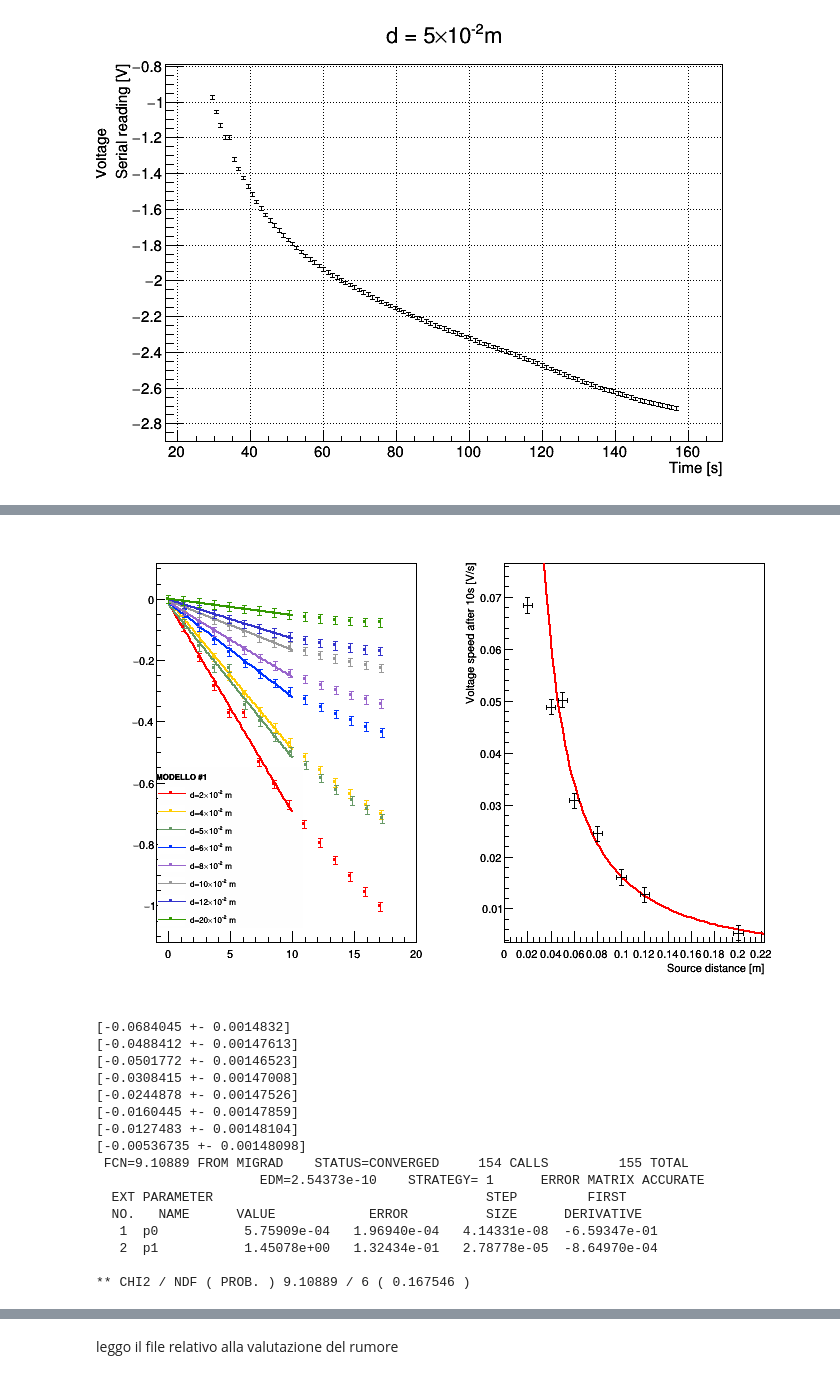
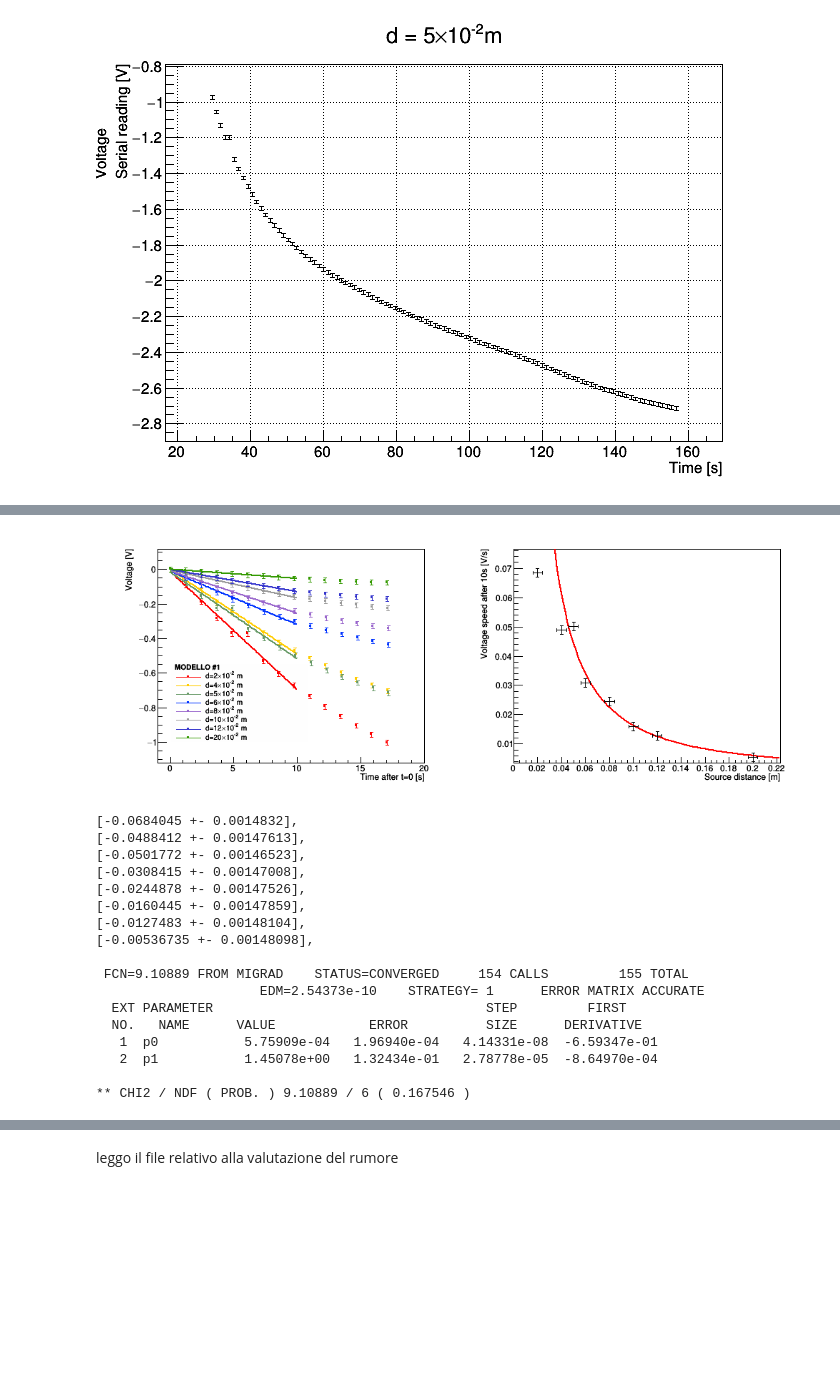
Before and after one commit to mattiasotgia/Lab2, a Jupyter notebook: esperienza_4__irraggiamento_lampadina/analisi_dati/2021_12_21_data_analysis_LAB_R2.ipynb, the cells around one changed output, grey strips where cells are left out. Cells and saved outputs as stored; diff of their text form; code cells hidden in the pictures; blank space fills up the shorter version.

```diff
--- a/esperienza_4__irraggiamento_lampadina/analisi_dati/2021_12_21_data_analysis_LAB_R2.ipynb
+++ b/esperienza_4__irraggiamento_lampadina/analisi_dati/2021_12_21_data_analysis_LAB_R2.ipynb
@@ -177,5 +167,5 @@ c3->Draw();
 # %%
-TCanvas *c4 = new TCanvas();
+TCanvas *c4 = new TCanvas("","",1000,400);
 graphset::setcanvas(c4, 2,1);
 double d[8] = {0.02, 0.04, 0.05, 0.06, 0.08, 0.1, 0.12, 0.2};
 double dVdt[8];
@@ -187,7 +177,7 @@ Color_t mk[8] = {kRed, kOrange, kGreen-5, kAzure, kViolet-8, kGray+1, kBlue-3, k
 c4->cd(1);
 graphset::setcanvas(c4->cd(1));
 
-TLegend *l = new TLegend(0.15, 0.15, 0.6, 0.5);
+TLegend *l = new TLegend(0.2, 0.2, 0.6, 0.5);
 l->SetHeader("#bf{MODELLO #1}");
 l->SetBorderSize(0);
 l->SetFillColorAlpha(kWhite, 0);
@@ -222,49 +212,52 @@ for(int k = 0; k<8; k++){
     //logs::print_mmsg(("processing graph" + all_data_table[k]).c_str());
 
     g1->Draw((k==0)? "ap":"p");
+    g1->SetTitle("; Time after t=0 [s]; Voltage [V]");
     g1->Fit(("mod1_"+ dist).c_str(), "Q", "", 0, 10);
     l->AddEntry(("g1_"+ dist).c_str(), ("d=" + dist + "#times10^{-2} m").c_str());
     g1->GetXaxis()->SetLimits(-1, 20);
 
-    std::cout << "[" << mod1->GetParameter(0) << " +- " << mod1->GetParError(0) << "]" << std::endl;
+    std::cout << "[" << mod1->GetParameter(0) << " +- " << mod1->GetParError(0) << "]," << std::endl;
 
     //logs::print_stat(mod1);
     dVdt[k] = mod1->GetParameter(0);
     err_dVdt[k] = mod1->GetParError(0);
 }
 l->Draw();
+std::cout << std::endl;
 
 c4->cd(2);
 graphset::setcanvas(c4->cd(2));
 TGraphErrors *plot = new TGraphErrors();
 for(int j=0; j<8; j++){
     // if(j==2) continue;
     plot->SetPoint(j, d[j], abs(dVdt[j]));
     plot->SetPointError(j, 0.004, err_dVdt[j]); // Stima dell'errore sulla distanza ad 1e-2 m
 }
 plot->Draw("ap");
 plot->SetTitle(";Source distance [m];Voltage speed after 10s [V/s]");
 //graphset::set_TGraphAxis(plot, "Voltage speed after 10s [V/s]", 1, "Source distance [m]");
 
 TF1 *fit_mod1 = new TF1("fit_mod1", "[0]/pow(x, [1])");
 fit_mod1->SetParameter(0, 0.1);
 fit_mod1->SetParameter(1,2);
 
 plot->Fit("fit_mod1");
 
 logs::print_stat(fit_mod1);
 
 c4->Draw();
 # %% [output]
-[figure, old version]
+[figure, new version]
-[-0.0684045 +- 0.0014832]
-[-0.0488412 +- 0.00147613]
-[-0.0501772 +- 0.00146523]
-[-0.0308415 +- 0.00147008]
-[-0.0244878 +- 0.00147526]
-[-0.0160445 +- 0.00147859]
-[-0.0127483 +- 0.00148104]
-[-0.00536735 +- 0.00148098]
+[-0.0684045 +- 0.0014832],
+[-0.0488412 +- 0.00147613],
+[-0.0501772 +- 0.00146523],
+[-0.0308415 +- 0.00147008],
+[-0.0244878 +- 0.00147526],
+[-0.0160445 +- 0.00147859],
+[-0.0127483 +- 0.00148104],
+[-0.00536735 +- 0.00148098],
+
  FCN=9.10889 FROM MIGRAD    STATUS=CONVERGED     154 CALLS         155 TOTAL
                      EDM=2.54373e-10    STRATEGY= 1      ERROR MATRIX ACCURATE
   EXT PARAMETER                                   STEP         FIRST
```
Also changed, not shown: parts of 7 cells of this notebook.
